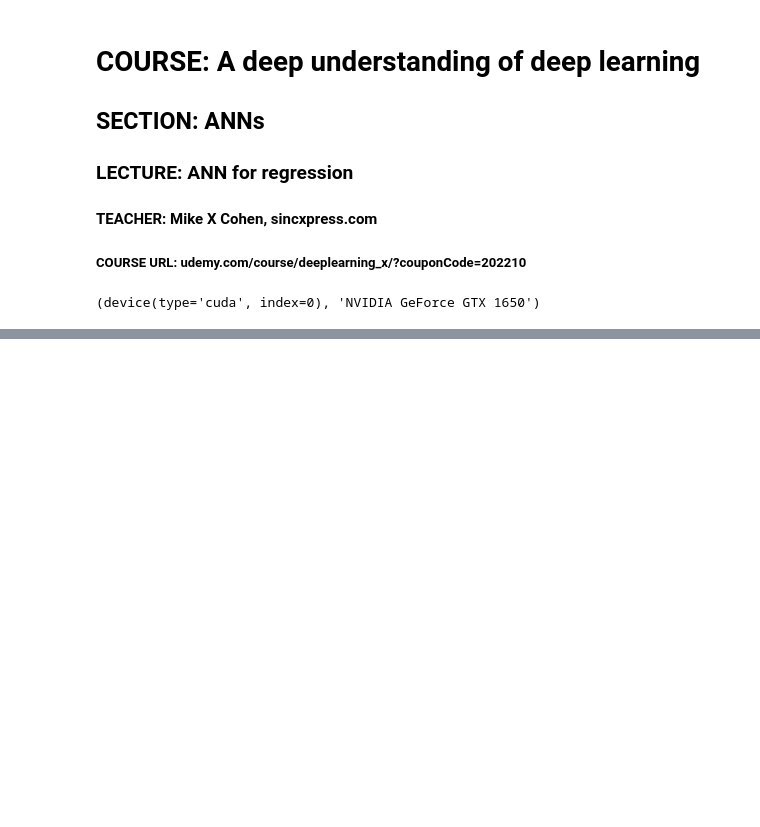
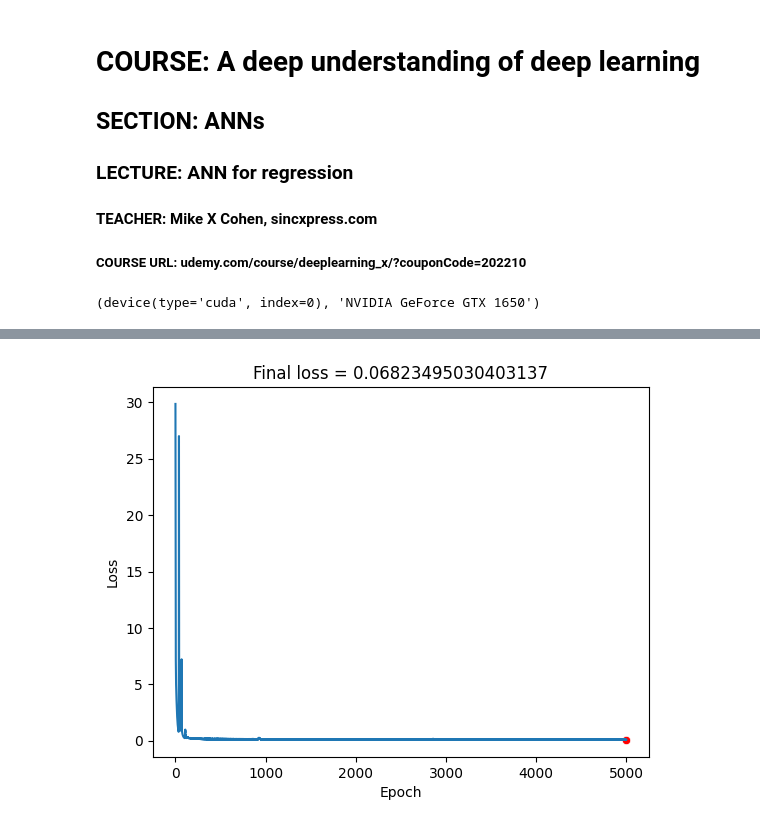
Before and after one commit to CaioMizerkowski/DUDL_Python_Mike_X_Cohen, a Jupyter notebook: ANN/DUDL_ANN_regression.ipynb, the cells around one changed output, grey strips where cells are left out. Saved outputs shown, nothing was run; the diff lists cells and outputs as text; code cells hidden in the pictures; blank space fills up the shorter version.

```diff
--- a/ANN/DUDL_ANN_regression.ipynb
+++ b/ANN/DUDL_ANN_regression.ipynb
@@ -41,9 +50,9 @@ ANNreg
 # %%
 # learning rate
-learningRate = .05
+learningRate = 0.05
 
 # loss function
 lossfun = nn.MSELoss()
 
 # optimizer (the flavor of gradient descent to implement)
-optimizer = torch.optim.SGD(ANNreg.parameters(),lr=learningRate)
+optimizer = torch.optim.SGD(ANNreg.parameters(), lr=learningRate)
@@ -50,20 +66,23 @@ optimizer = torch.optim.SGD(ANNreg.parameters(),lr=learningRate)
 # %%
 # train the model
-numepochs = 500
-losses = torch.zeros(numepochs)
+numepochs = 5000
+try:
+    losses
+except NameError:
+    losses = torch.zeros(0, device=device)
 
 
 ## Train the model!
 for epochi in range(numepochs):
 
-  # forward pass
-  yHat = ANNreg(x)
+    # forward pass
+    yHat = ANNreg(x)
 
-  # compute loss
-  loss = lossfun(yHat,y)
-  losses[epochi] = loss
+    # compute loss
+    loss = lossfun(yHat, y)
+    losses = torch.cat((losses, loss.view(1)), 0)
 
-  # backprop
-  optimizer.zero_grad()
-  loss.backward()
-  optimizer.step()
+    # backprop
+    optimizer.zero_grad()
+    loss.backward()
+    optimizer.step()
@@ -70,16 +96,19 @@ for epochi in range(numepochs):
 # %%
 # show the losses
 
 # manually compute losses
 # final forward pass
 predictions = ANNreg(x)
 
 # final loss (MSE)
-testloss = (predictions-y).pow(2).mean()
-
-plt.plot(losses.detach(),'o',markerfacecolor='w',linewidth=.1)
-plt.plot(numepochs,testloss.detach(),'ro')
-plt.xlabel('Epoch')
-plt.ylabel('Loss')
-plt.title('Final loss = %g' %testloss.item())
+testloss = (predictions - y).pow(2).mean()
+plt.figure()
+sns.lineplot(data=t2p(losses))
+sns.scatterplot(x=losses.size().numel(), y=t2p(testloss), color='red')
+plt.xlabel("Epoch")
+plt.ylabel("Loss")
+plt.title(f"Final loss = {testloss.item()}")
 plt.show()
+plt.close()
+# %% [output]
+[figure, added]
```
Also changed, not shown: parts of 19 cells of this notebook, 3 other files.
